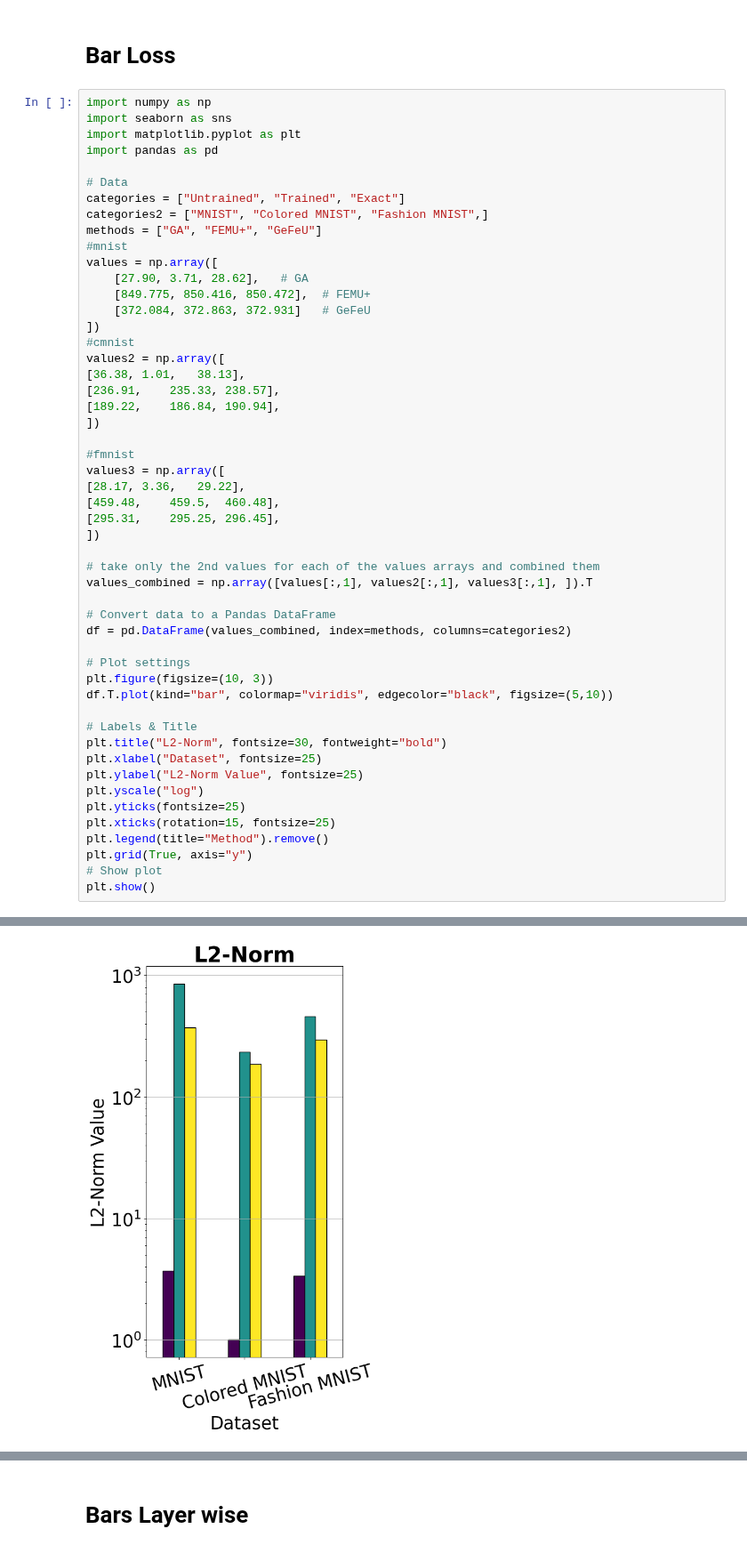
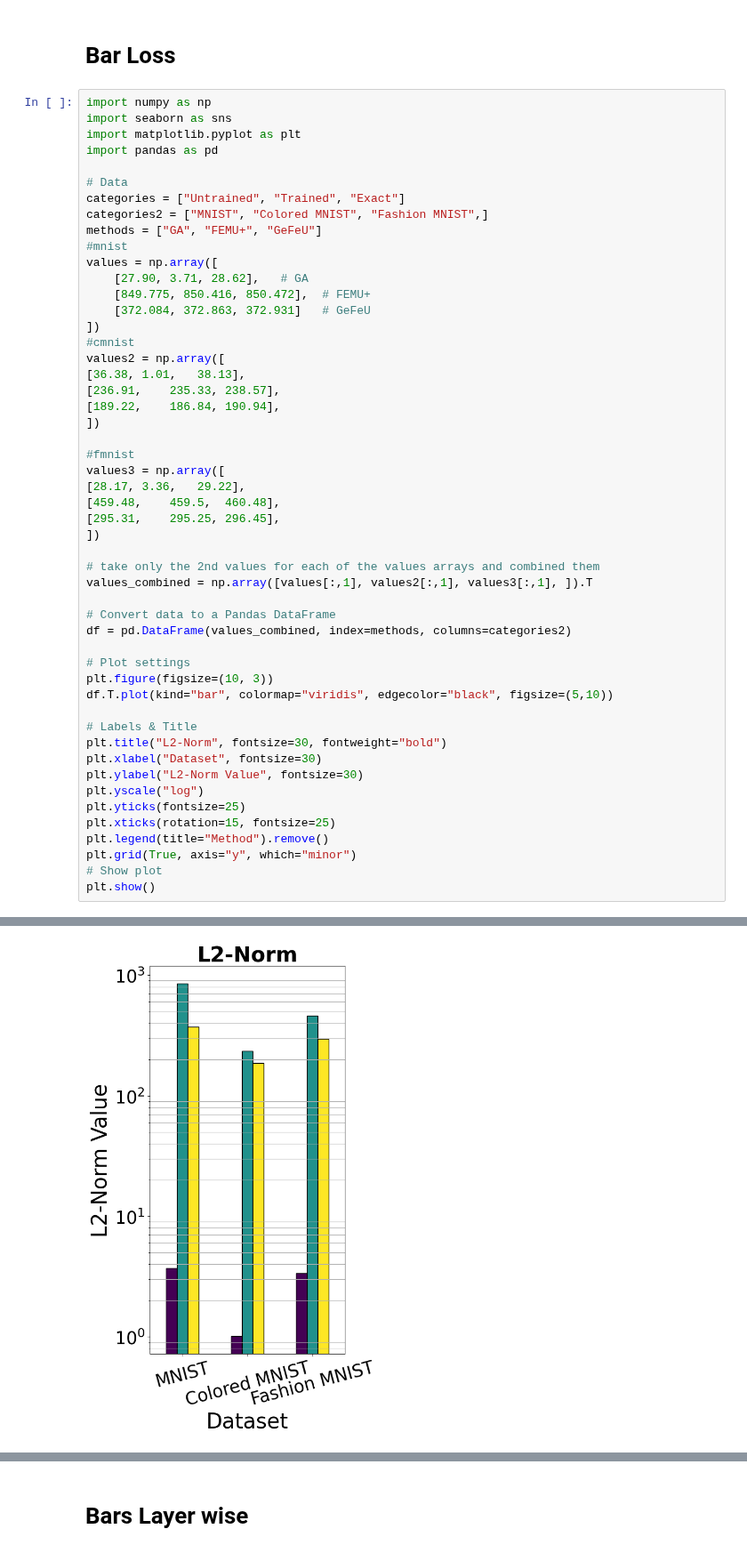
Before and after one commit to MoraiT01/study_on_unlearning, a Jupyter notebook: notebooks/graphics.ipynb, the cells around one changed output, grey strips where cells are left out. Shown at 89% size. Cells and saved outputs as stored; diff of their text form.

```diff
--- a/notebooks/graphics.ipynb
+++ b/notebooks/graphics.ipynb
@@ -73,37 +73,37 @@ values2 = np.array([
 [189.22,	186.84,	190.94],
 ])
 
 #fmnist
 values3 = np.array([
 [28.17,	3.36,	29.22],
 [459.48,	459.5,	460.48],
 [295.31,	295.25,	296.45],
 ])
 
 # take only the 2nd values for each of the values arrays and combined them
 values_combined = np.array([values[:,1], values2[:,1], values3[:,1], ]).T
 
 # Convert data to a Pandas DataFrame
 df = pd.DataFrame(values_combined, index=methods, columns=categories2)
 
 # Plot settings
 plt.figure(figsize=(10, 3))
 df.T.plot(kind="bar", colormap="viridis", edgecolor="black", figsize=(5,10))
 
 # Labels & Title
 plt.title("L2-Norm", fontsize=30, fontweight="bold")
-plt.xlabel("Dataset", fontsize=25)
-plt.ylabel("L2-Norm Value", fontsize=25)
+plt.xlabel("Dataset", fontsize=30)
+plt.ylabel("L2-Norm Value", fontsize=30)
 plt.yscale("log")
 plt.yticks(fontsize=25)
 plt.xticks(rotation=15, fontsize=25)
 plt.legend(title="Method").remove()
-plt.grid(True, axis="y")
+plt.grid(True, axis="y", which="minor")
 # Show plot
 plt.show()
 # %% [output]
 <Figure size 1000x300 with 0 Axes>
-[figure, old version]
+[figure, new version]
 # %%
 import numpy as np
 import seaborn as sns
```
Also changed, not shown: parts of 5 cells of this notebook.
